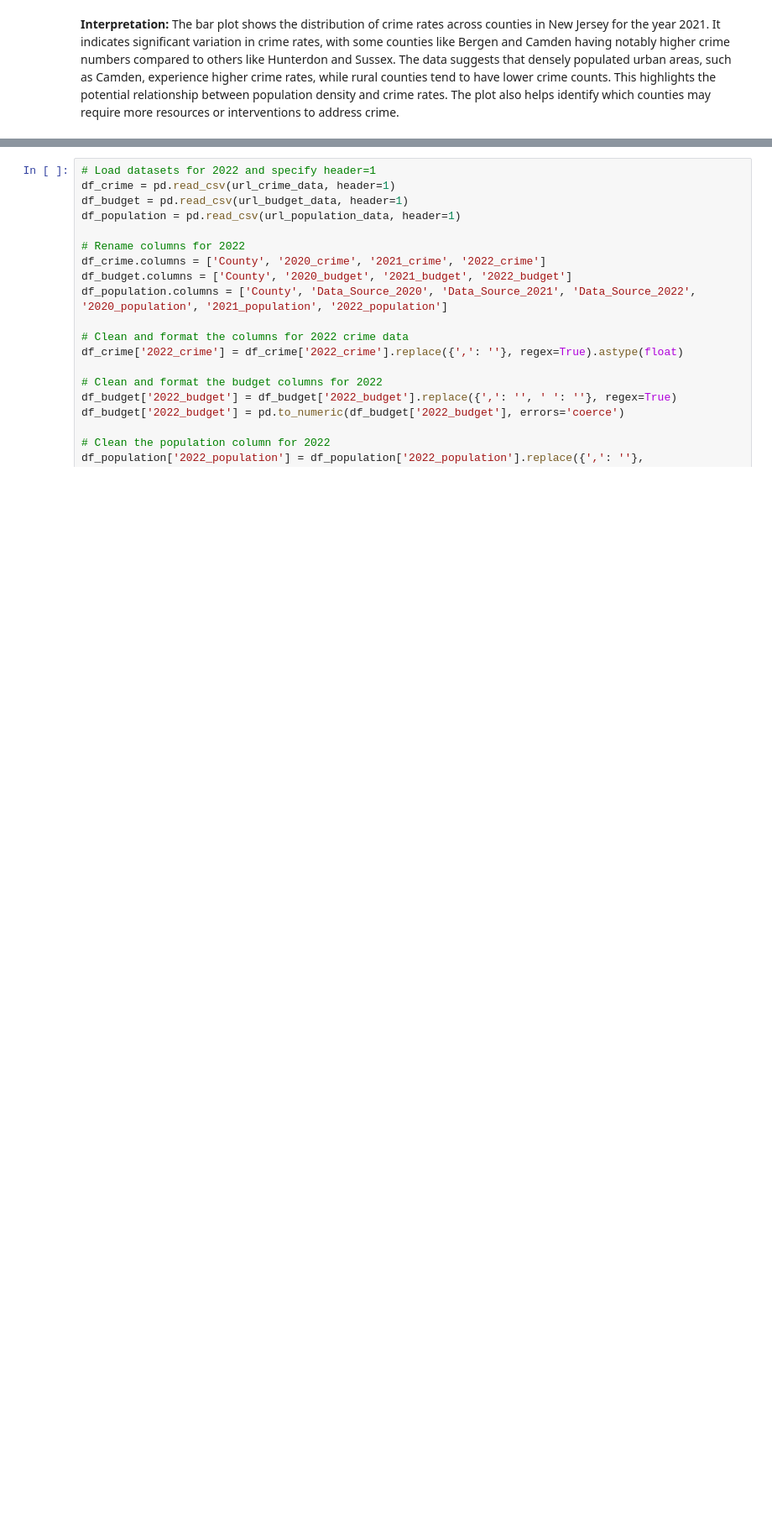
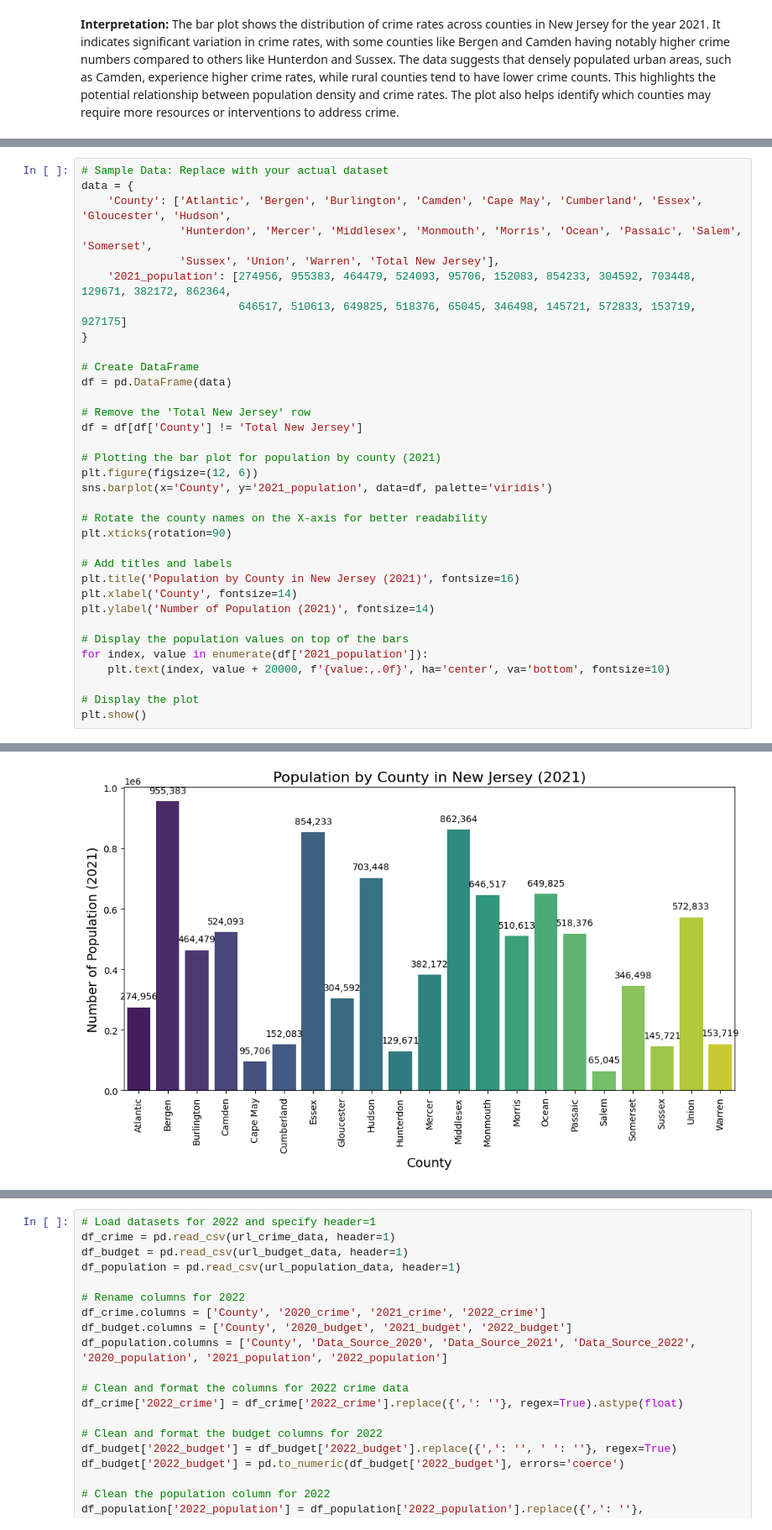
Before and after one commit to erikaguiracocha/Data-Visualization-2025, a Jupyter notebook: PS2erikaguiracocha.ipynb, the cells around one changed output, grey strips where cells are left out. Shown at 84% size. Cells and saved outputs as stored; diff of their text form; blank space fills up the shorter version.

```diff
--- a/PS2erikaguiracocha.ipynb
+++ b/PS2erikaguiracocha.ipynb
@@ -380,0 +423,35 @@ Passing `palette` without assigning `hue` is deprecated and will be removed in v
+# %%
+# Sample Data: Replace with your actual dataset
+data = {
+    'County': ['Atlantic', 'Bergen', 'Burlington', 'Camden', 'Cape May', 'Cumberland', 'Essex', 'Gloucester', 'Hudson',
+               'Hunterdon', 'Mercer', 'Middlesex', 'Monmouth', 'Morris', 'Ocean', 'Passaic', 'Salem', 'Somerset',
+               'Sussex', 'Union', 'Warren', 'Total New Jersey'],
+    '2021_population': [274956, 955383, 464479, 524093, 95706, 152083, 854233, 304592, 703448, 129671, 382172, 862364,
+                        646517, 510613, 649825, 518376, 65045, 346498, 145721, 572833, 153719, 927175]
+}
+
+# Create DataFrame
+df = pd.DataFrame(data)
+
+# Remove the 'Total New Jersey' row
+df = df[df['County'] != 'Total New Jersey']
+
+# Plotting the bar plot for population by county (2021)
+plt.figure(figsize=(12, 6))
+sns.barplot(x='County', y='2021_population', data=df, palette='viridis')
+
+# Rotate the county names on the X-axis for better readability
+plt.xticks(rotation=90)
+
+# Add titles and labels
+plt.title('Population by County in New Jersey (2021)', fontsize=16)
+plt.xlabel('County', fontsize=14)
+plt.ylabel('Number of Population (2021)', fontsize=14)
+
+# Display the population values on top of the bars
+for index, value in enumerate(df['2021_population']):
+    plt.text(index, value + 20000, f'{value:,.0f}', ha='center', va='bottom', fontsize=10)
+
+# Display the plot
+plt.show()
+# %% [output]
@@ -380,0 +461 @@ Passing `palette` without assigning `hue` is deprecated and will be removed in v
+[figure, added]
```
Also changed, not shown: parts of 17 cells of this notebook.
